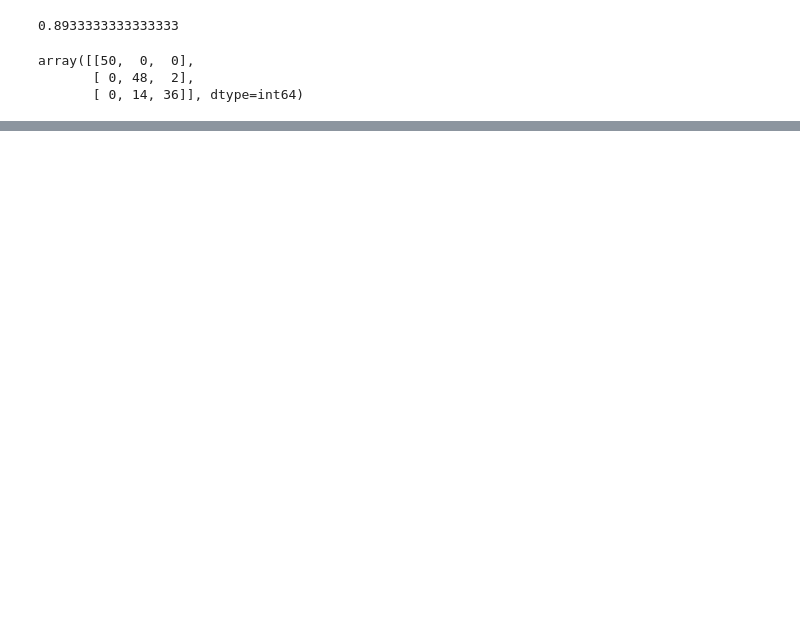
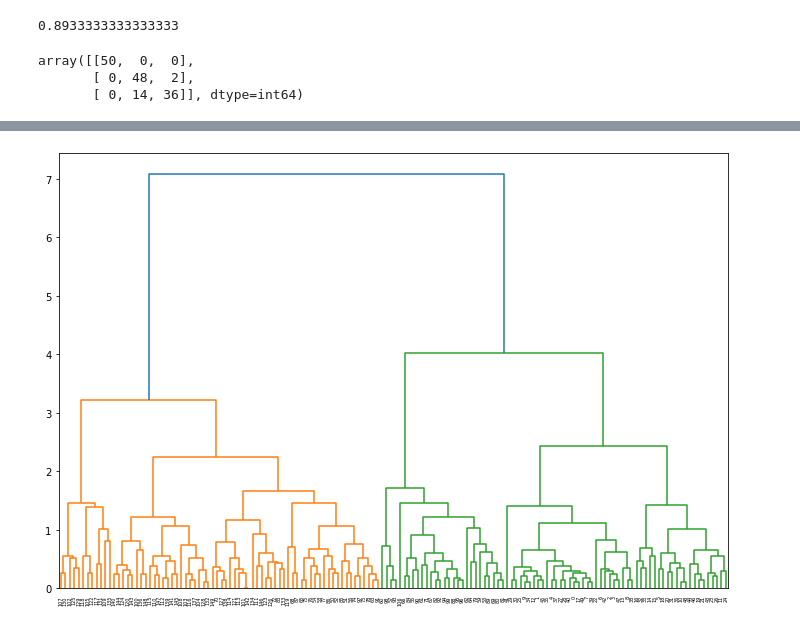
Before and after one commit to bansalkanav/Ultimate-Data-Science-Toolkit---From-Python-Basics-to-GenerativeAI, a Jupyter notebook: 15. K Means/K-Means.ipynb, the cells around one changed output, grey strips where cells are left out. Cells and saved outputs as stored; diff of their text form; code cells hidden in the pictures; blank space fills up the shorter version.

```diff
--- a/15. K Means/K-Means.ipynb
+++ b/15. K Means/K-Means.ipynb
@@ -108,0 +129,9 @@ array([[50,  0,  0],
+# %%
+# Complete Linkage
+
+plt.figure(figsize=(12, 8))
+mergings = linkage(X, method="complete", metric="euclidean")
+dendrogram(mergings)
+plt.show()
+# %% [output]
+[figure, added]
```
Also changed, not shown: parts of 13 cells of this notebook.
